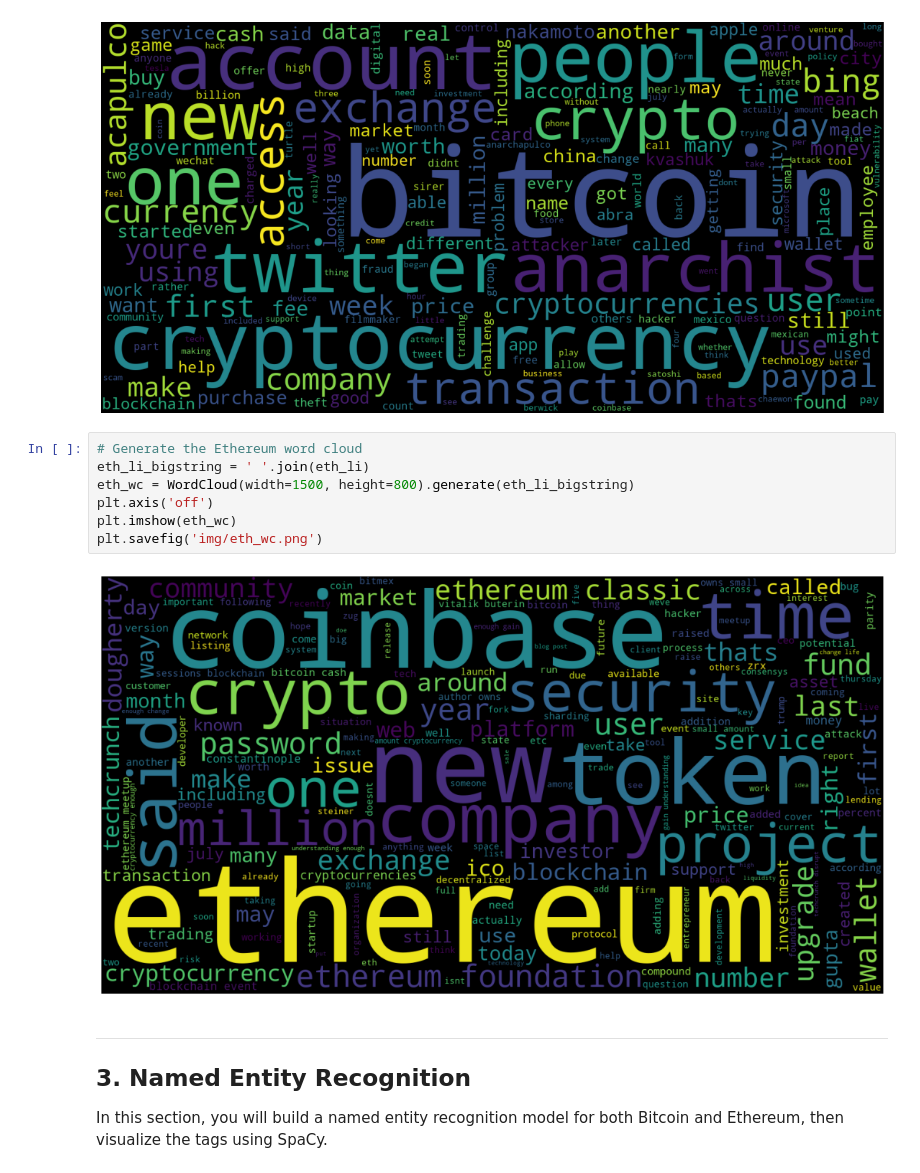
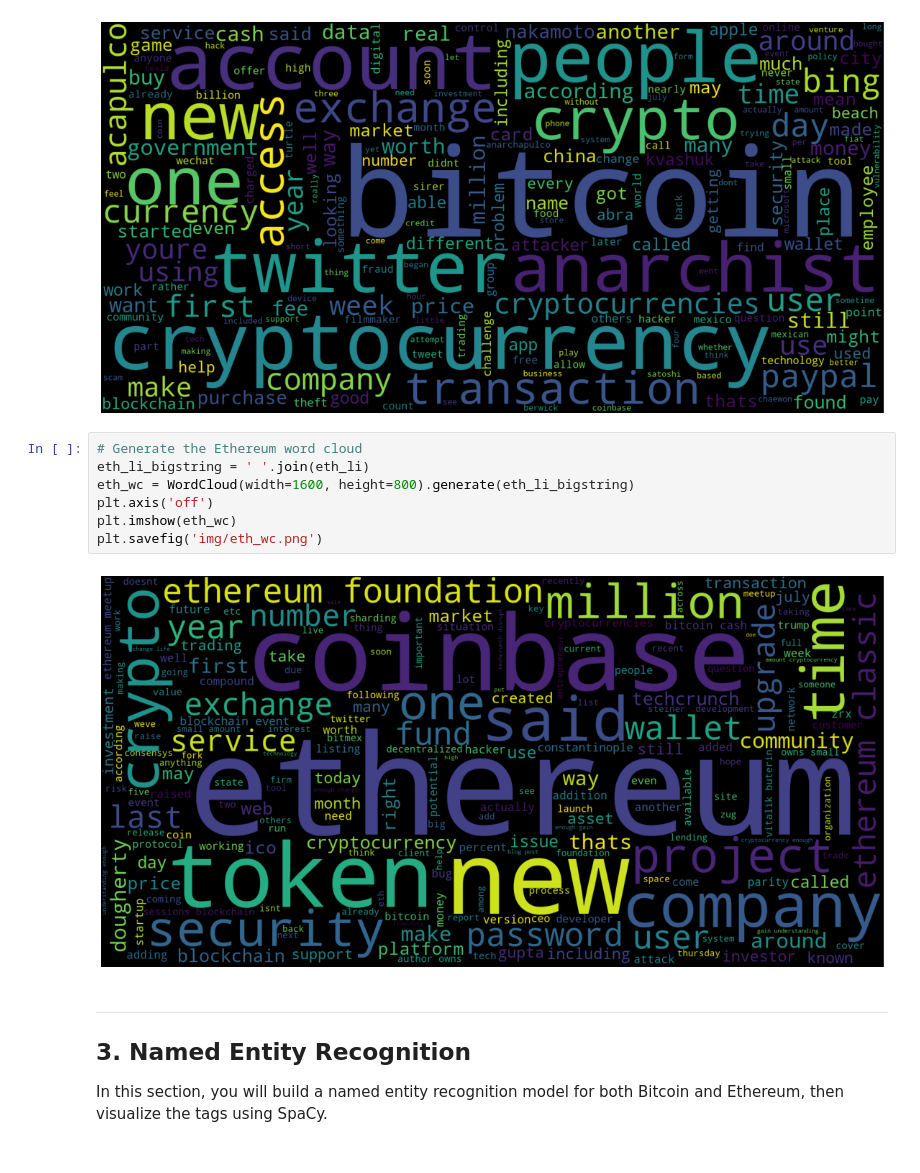
Before and after one commit to illyanyc/cu_fintech_assignments, a Jupyter notebook: 12_nlp/crypto_sentiment.ipynb, the cells around one changed output. Drawn from its saved outputs; the diff is of its cells as text.

```diff
--- a/12_nlp/crypto_sentiment.ipynb
+++ b/12_nlp/crypto_sentiment.ipynb
@@ -377,12 +377,12 @@ plt.savefig('img/btc_wc.png')
 # %%
 # Generate the Ethereum word cloud
 eth_li_bigstring = ' '.join(eth_li)
-eth_wc = WordCloud(width=1500, height=800).generate(eth_li_bigstring)
+eth_wc = WordCloud(width=1600, height=800).generate(eth_li_bigstring)
 plt.axis('off')
 plt.imshow(eth_wc)
 plt.savefig('img/eth_wc.png')
 # %% [output]
-[figure, old version]
+[figure, new version]
 # %% [markdown]
 ---
 ## 3. Named Entity Recognition
```
Also changed, not shown: 4 other files.
